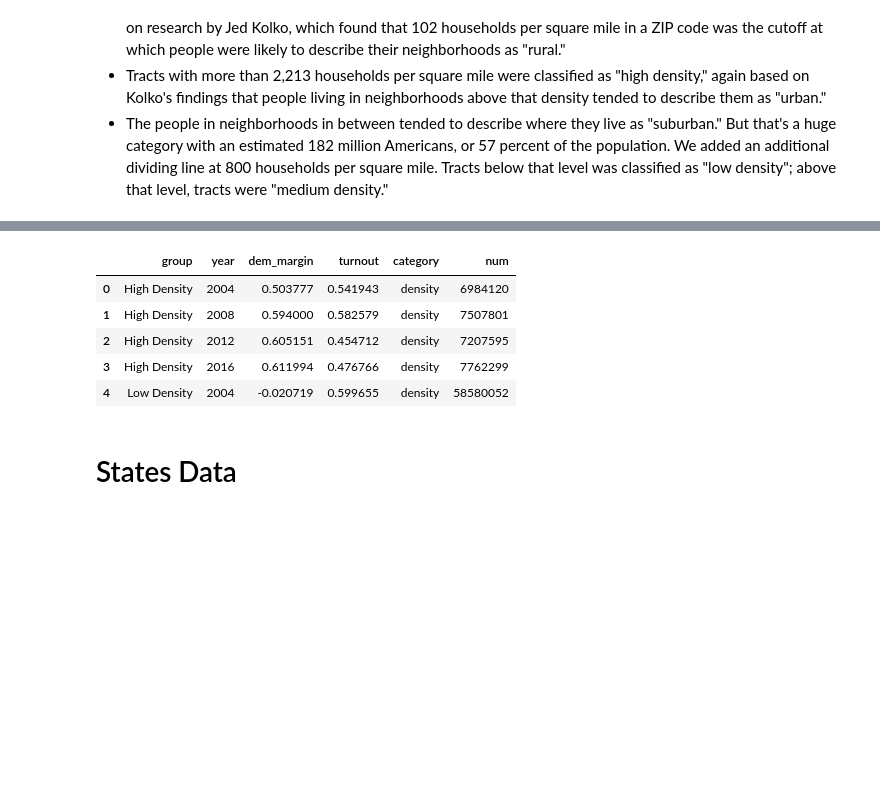
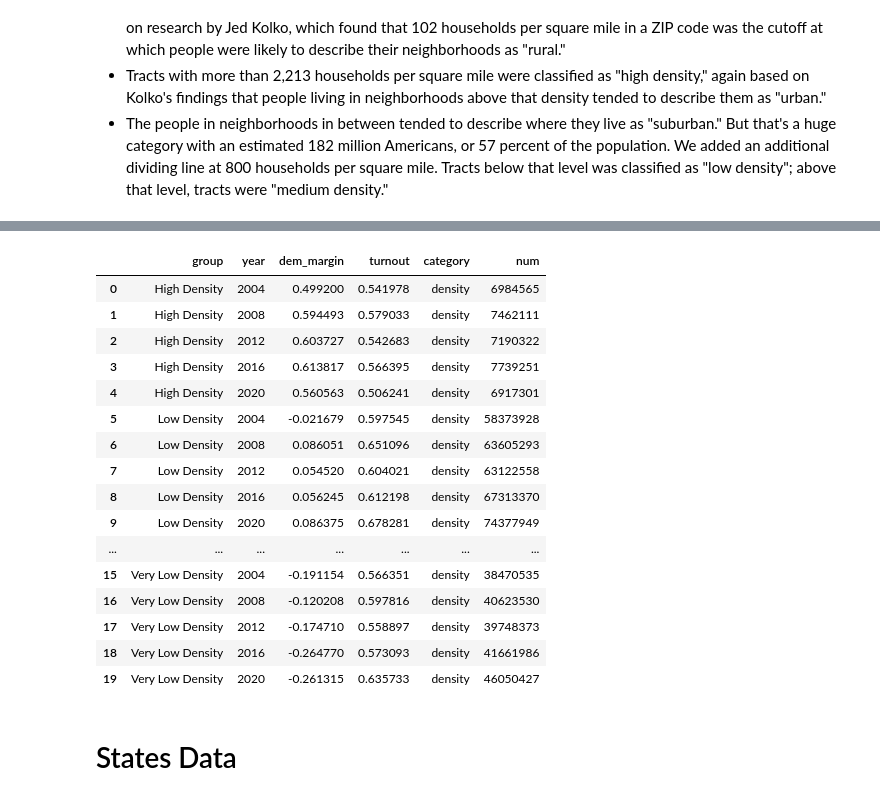
Before and after one commit to psthomas/onevis, a Jupyter notebook: onevis.ipynb, the cells around one changed output, grey strips where cells are left out. Drawn from its saved outputs; the diff is of its cells as text; code cells hidden in the pictures; blank space fills up the shorter version.

Commit message:
Add 2020 county and state data

```diff
--- a/onevis.ipynb
+++ b/onevis.ipynb
@@ -42,11 +38,13 @@ https://github.com/theatlantic/citylab-data/blob/master/citylab-congress/methodo
 # %%
 dens_path = os.path.join(os.getcwd(), 'data', 'DEC_10_SF1_GCTPH1.US05PR', 'DEC_10_SF1_GCTPH1.US05PR_with_ann.csv')
 #https://stackoverflow.com/questions/19699367/unicodedecodeerror-utf-8-codec-cant-decode-byte#19706723
-dens_df = pd.read_csv(dens_path, encoding = "ISO-8859-1", header=1, skiprows=[2]) #header=1, skiprows=[0]
+dens_df = pd.read_csv(dens_path, encoding = "ISO-8859-1",
+    header=1, skiprows=[2], dtype={'Target Geo Id2':'object'}) #header=1, skiprows=[0]
 dens_df = dens_df[['Target Geo Id2','Density per square mile of land area - Housing units']]
 dens_df.rename(columns={'Target Geo Id2':'fips_code',
     'Density per square mile of land area - Housing units':'house_dens'},
     inplace=True)
+dens_df['fips_code'] = dens_df['fips_code'].str.zfill(5)
 #Housing density is in homes/square mile of land area
 
 #https://github.com/theatlantic/citylab-data/blob/master/citylab-congress/methodology.md
@@ -64,6 +62,6 @@ dens_df['group'] = dens_df.apply(categorize_density, axis=1)
 # Then join on county data, group by category and year, summing dem/rep/vap/total voters,
 # then calculate margin and turnout by year and category.
 
-dens_df.head()
+dens_df
 # %% [output]
 |  | fips_code | house_dens | group |
@@ -75,27 +80,39 @@ dens_df.head()
 # %%
-cdenspath = os.path.join(os.getcwd(),'data','US_County_Level_Presidential_Results_04-16.csv')
-cdens_df = pd.read_csv(cdenspath)
+#cdenspath = os.path.join(os.getcwd(),'data','US_County_Level_Presidential_Results_04-16.csv')
+cdenspath = os.path.join(os.getcwd(),'data','US_County_Level_Presidential_Results_04-20.csv')
+cdens_df = pd.read_csv(cdenspath, dtype={'fips_code':'object'})
 cdens_df = cdens_df[['county_num', 'dem_num', 'rep_num', 'vap', 'fips_code', 'year']]
 cdens_df = cdens_df.merge(dens_df, on='fips_code')
 cdens_df = cdens_df.groupby(by=['group', 'year']) \
     .agg({'dem_num':'sum', 'rep_num':'sum',
         'county_num': 'sum', 'vap': 'sum',
         'house_dens': 'mean'})
 cdens_df['dem_margin'] = (cdens_df.dem_num - cdens_df.rep_num)/cdens_df.county_num
 cdens_df['turnout'] = cdens_df.county_num/cdens_df.vap
 cdens_df['category'] = 'density'
 cdens_df = cdens_df[['dem_margin', 'turnout', 'category', 'county_num']]
 cdens_df.rename(columns={'county_num': 'num'}, inplace=True)
 cdens_df.reset_index(drop=False, inplace=True)
 
-cdens_df.head()
+cdens_df
 # %% [output]
 |  | group | year | dem_margin | turnout | category | num |
-| 0 | High Density | 2004 | 0.503777 | 0.541943 | density | 6984120 |
-| 1 | High Density | 2008 | 0.594000 | 0.582579 | density | 7507801 |
-| 2 | High Density | 2012 | 0.605151 | 0.454712 | density | 7207595 |
-| 3 | High Density | 2016 | 0.611994 | 0.476766 | density | 7762299 |
-| 4 | Low Density | 2004 | -0.020719 | 0.599655 | density | 58580052 |
+| 0 | High Density | 2004 | 0.499200 | 0.541978 | density | 6984565 |
+| 1 | High Density | 2008 | 0.594493 | 0.579033 | density | 7462111 |
+| 2 | High Density | 2012 | 0.603727 | 0.542683 | density | 7190322 |
+| 3 | High Density | 2016 | 0.613817 | 0.566395 | density | 7739251 |
+| 4 | High Density | 2020 | 0.560563 | 0.506241 | density | 6917301 |
+| 5 | Low Density | 2004 | -0.021679 | 0.597545 | density | 58373928 |
+| 6 | Low Density | 2008 | 0.086051 | 0.651096 | density | 63605293 |
+| 7 | Low Density | 2012 | 0.054520 | 0.604021 | density | 63122558 |
+| 8 | Low Density | 2016 | 0.056245 | 0.612198 | density | 67313370 |
+| 9 | Low Density | 2020 | 0.086375 | 0.678281 | density | 74377949 |
+| ... | ... | ... | ... | ... | ... | ... |
+| 15 | Very Low Density | 2004 | -0.191154 | 0.566351 | density | 38470535 |
+| 16 | Very Low Density | 2008 | -0.120208 | 0.597816 | density | 40623530 |
+| 17 | Very Low Density | 2012 | -0.174710 | 0.558897 | density | 39748373 |
+| 18 | Very Low Density | 2016 | -0.264770 | 0.573093 | density | 41661986 |
+| 19 | Very Low Density | 2020 | -0.261315 | 0.635733 | density | 46050427 |
 # %% [markdown]
 # States Data
 # %%
```
Also changed, not shown: parts of 9 cells of this notebook, 9 other files.
